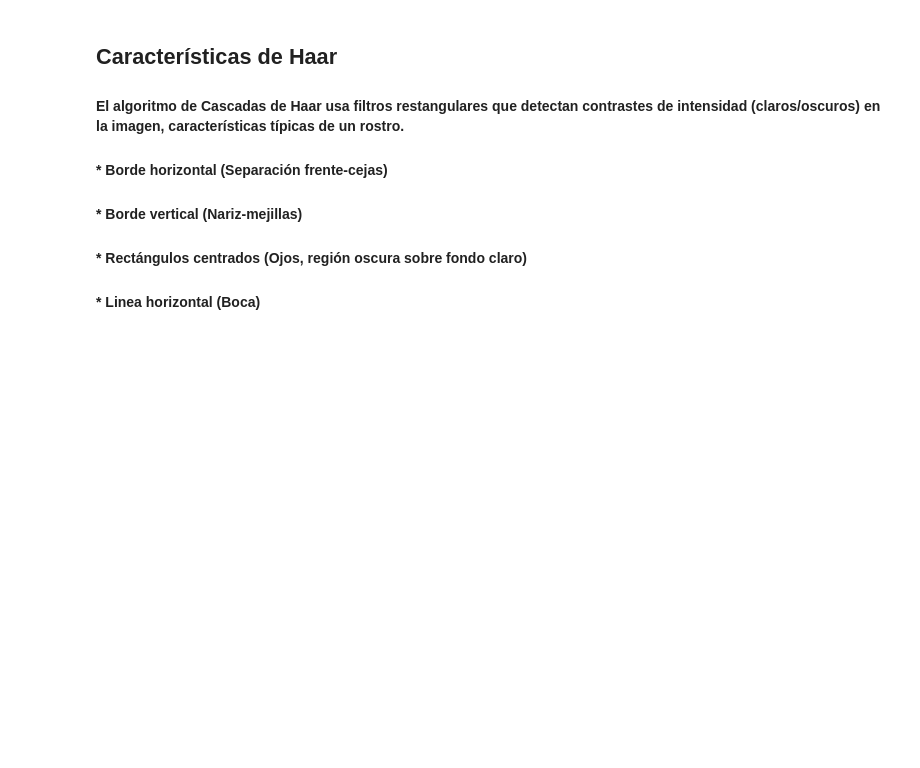
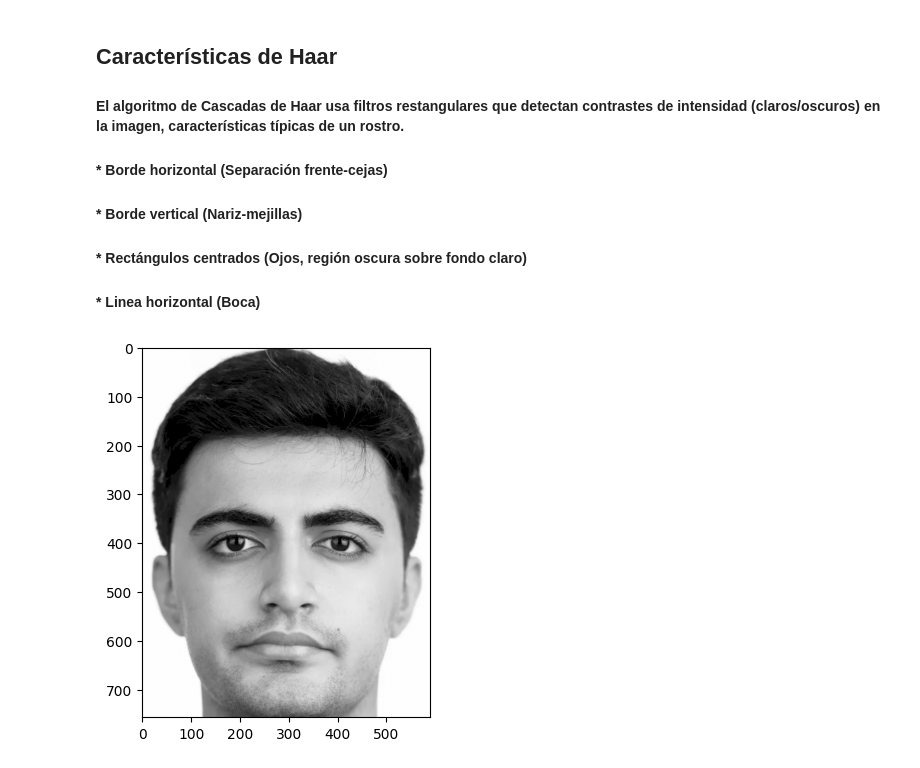
Before and after one commit to pabcannav/proyectoPID, a Jupyter notebook: cascadas_propias/cascadas.ipynb, the cells around one changed output. Saved outputs shown, nothing was run; the diff lists cells and outputs as text; code cells hidden in the pictures; blank space fills up the shorter version.

```diff
--- a/cascadas_propias/cascadas.ipynb
+++ b/cascadas_propias/cascadas.ipynb
@@ -11,0 +14,7 @@ import cv2 as cv
+# %%
+cara1 = cv.imread("cara1.png", cv.IMREAD_GRAYSCALE)
+
+plt.imshow(cara1, cmap='gray', vmin=0, vmax=255)
+plt.show()
+# %% [output]
+[figure, added]
```
Also changed, not shown: parts of 3 cells of this notebook.
